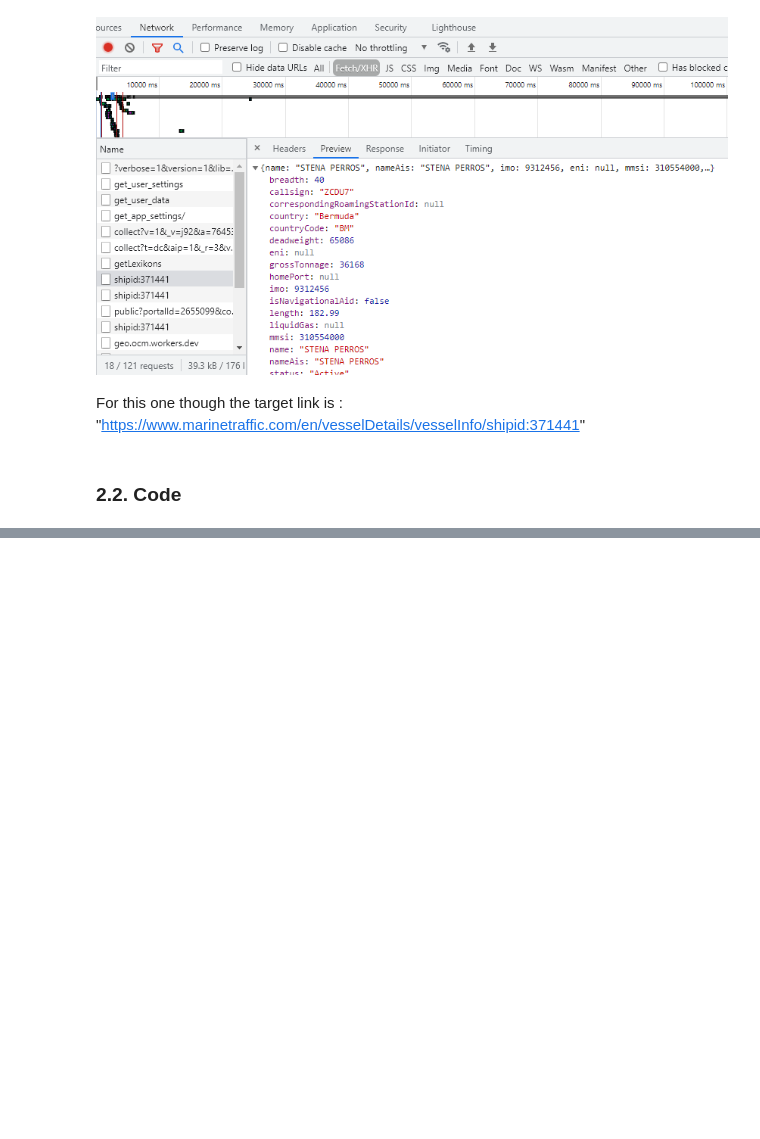
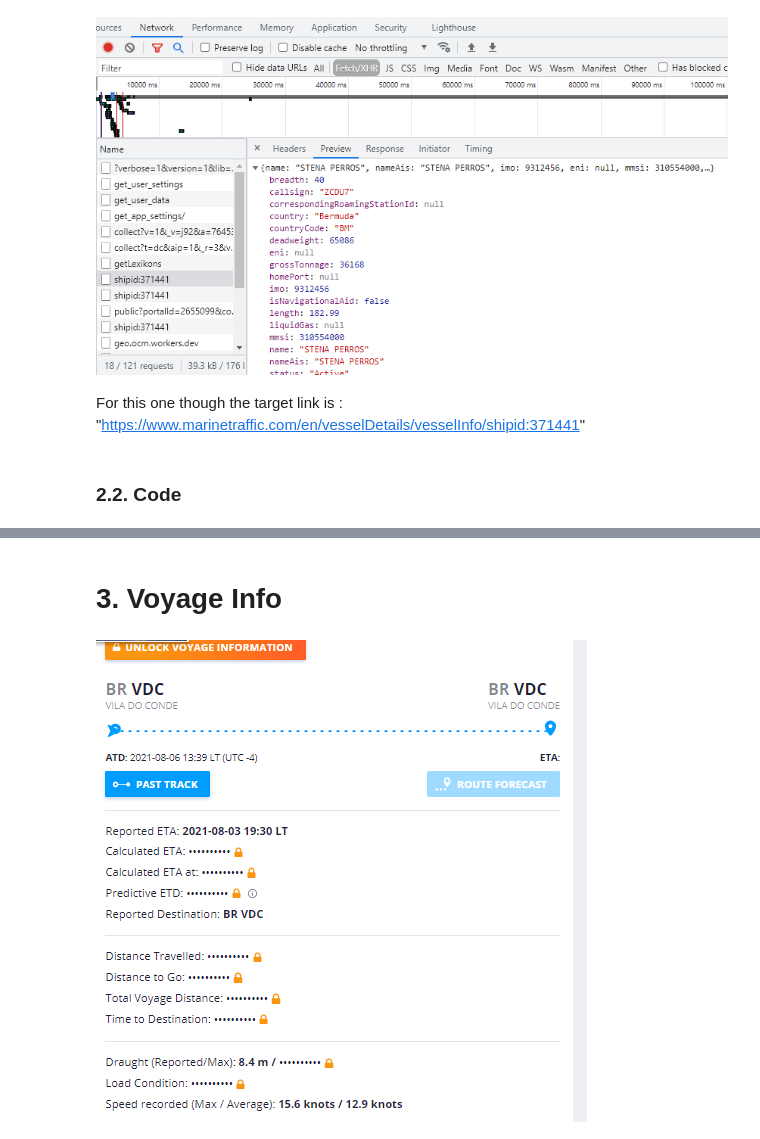
Before and after one commit to chikoungoun/Scraping, a Jupyter notebook: Marine Traffic/Marine Traffic Scraping with requests, XHR and JSON.ipynb, the cells around one changed output, grey strips where cells are left out. Cells and saved outputs as stored; diff of their text form; code cells hidden in the pictures; blank space fills up the shorter version.

Commit message:
Vessel's voyage information

```diff
--- a/Marine Traffic/Marine Traffic Scraping with requests, XHR and JSON.ipynb
+++ b/Marine Traffic/Marine Traffic Scraping with requests, XHR and JSON.ipynb
@@ -116,0 +169,7 @@ For this one though the target link is : "https://www.marinetraffic.com/en/vesse
+# %% [markdown]
+# 3. Voyage Info
+# %%
+from IPython.display import Image
+Image(filename="img7.png")
+# %% [output]
+[figure, added]
```
Also changed, not shown: parts of 7 cells of this notebook.
